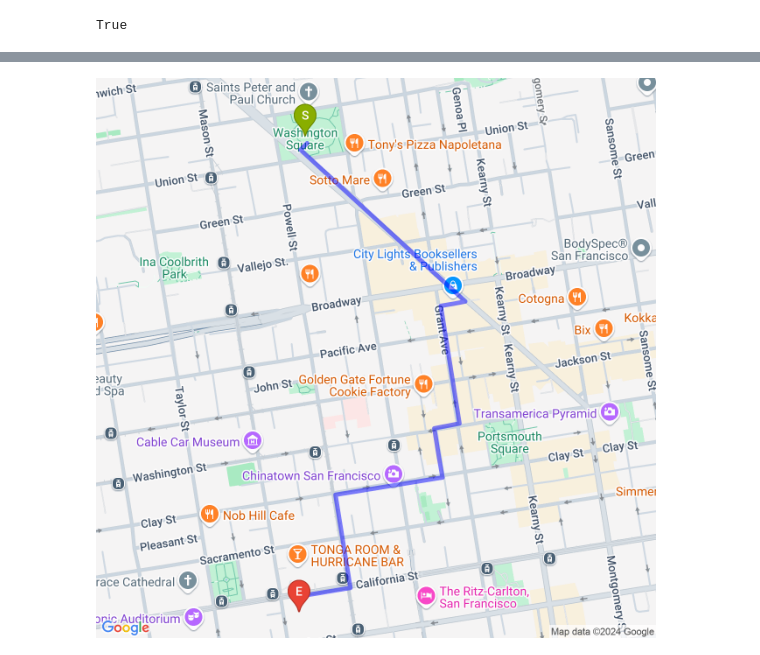
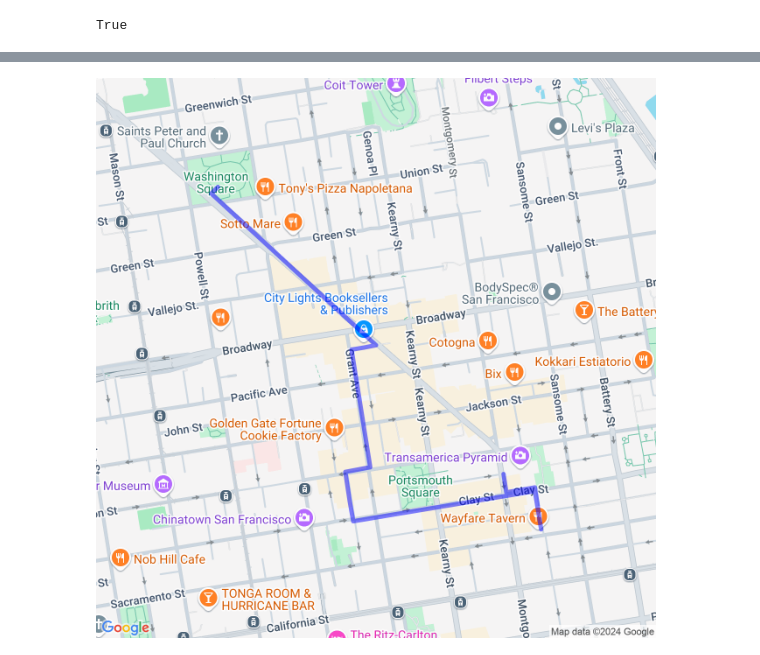
Before and after one commit to smithclay/driftkit, a Jupyter notebook: drift.ipynb, the cells around one changed output, grey strips where cells are left out. Saved outputs shown, nothing was run; the diff lists cells and outputs as text; code cells hidden in the pictures.

```diff
--- a/drift.ipynb
+++ b/drift.ipynb
@@ -326,23 +274,27 @@ def navigate(
     """
     navigator = config.get("configurable", {}).get("navigator")
     navigation_result = navigator.navigate(location_id)
-    return navigation_result["message"]
+    return {
+            "tool_message": navigation_result["message"],
+            "current_location": navigation_result["current_location"],
+            "walking_directions": navigation_result["walking_directions"]
+            }
 
 @tool
-def get_next_possible_destinations(config: RunnableConfig) -> None:
+def get_next_possible_destinations(current_location: str, config: RunnableConfig) -> None:
     """Get next possible destinations."""
     navigator = config.get("configurable", {}).get("navigator")
     result = navigator.get_next_possible_destinations()
 
     if result["status"] == "complete":
-        return "Your route is complete. You have visited all possible locations."
+        return {"tool_message": "Your route is complete. You have visited all possible locations."}
 
     if result["status"] != "success":
-        return "Failed to get next possible destinations."
+        return {"tool_message": "Failed to get next possible destinations."}
 
     destinations = result["destinations"]
     destinations_list = "\n".join([f"- {dest['name']} (ID: {dest['id']})" for dest in destinations])
-    return destinations_list
+    return {"tool_message": destinations_list}
 
 
 tools = [navigate, get_next_possible_destinations]
@@ -461,4 +444,59 @@ This psychogeographic exploration of San Francisco has been a sensory and intell
-# %%
-navigator.visualize_route()
-# %% [output]
-[figure, removed]
+# %%
+def visualize_route(detailed_route):
+    """
+    Visualize the detailed route using Google Maps Static API.
+    """
+    if not detailed_route:
+        print("No route to visualize.")
+        return
+
+    # Prepare the path for the route
+    path_points = []
+    for step in detailed_route:
+        path_points.append(f'{step["start_location"]["lat"]},{step["start_location"]["lon"]}')
+        path_points.append(f'{step["end_location"]["lat"]},{step["end_location"]["lon"]}')
+
+    # Deduplicate path points to reduce URL length
+    path_points = list(dict.fromkeys(path_points))
+
+    # Prepare markers for start and end points
+    #start_marker = f"color:green|label:S|{self.visited_locations[0].coordinates.lat},{self.visited_locations[0].coordinates.lon}"
+    #end_marker = f"color:red|label:E|{self.visited_locations[-1].coordinates.lat},{self.visited_locations[-1].coordinates.lon}"
+
+    # Construct the base URL
+    base_url = f"{STATIC_MAP_API_URL}?size=640x640&scale=2&maptype=roadmap&key={GOOGLE_MAPS_API_KEY}"
+
+    # Add markers
+    #base_url += f"&markers={urllib.parse.quote(start_marker)}&markers={urllib.parse.quote(end_marker)}"
+
+    # Add path
+    encoded_path = urllib.parse.quote("|".join(path_points))
+    path_url = f"&path=color:0x0000ff|weight:5|{encoded_path}"
+
+    # Check if the URL is too long and simplify if necessary
+    if len(base_url + path_url) > 8192:
+        print("Warning: URL too long. Simplifying path...")
+        # Simplify by reducing the number of path points
+        simplified_path = path_points[::len(path_points)//100 + 1]  # Take every nth point
+        encoded_path = urllib.parse.quote("|".join(simplified_path))
+        path_url = f"&path=color:0x0000ff|weight:5|{encoded_path}"
+
+    final_url = base_url + path_url
+
+    try:
+        # Make the request to the Static Map API
+        response = requests.get(final_url)
+        response.raise_for_status()
+
+        # show image in Jupyter Notebook
+        from IPython.display import Image, display
+        display(Image(response.content))
+    except requests.RequestException as e:
+        print(f"Failed to generate map. Error: {e}")
+    except Exception as e:
+        print(f"An unexpected error occurred: {e}")
+
+visualize_route(graph.get_state(config).values["route"])
+#graph.get_state(config).values["visited_locations"]
+# %% [output]
+[figure, added]
```
Also changed, not shown: parts of 5 cells of this notebook.
